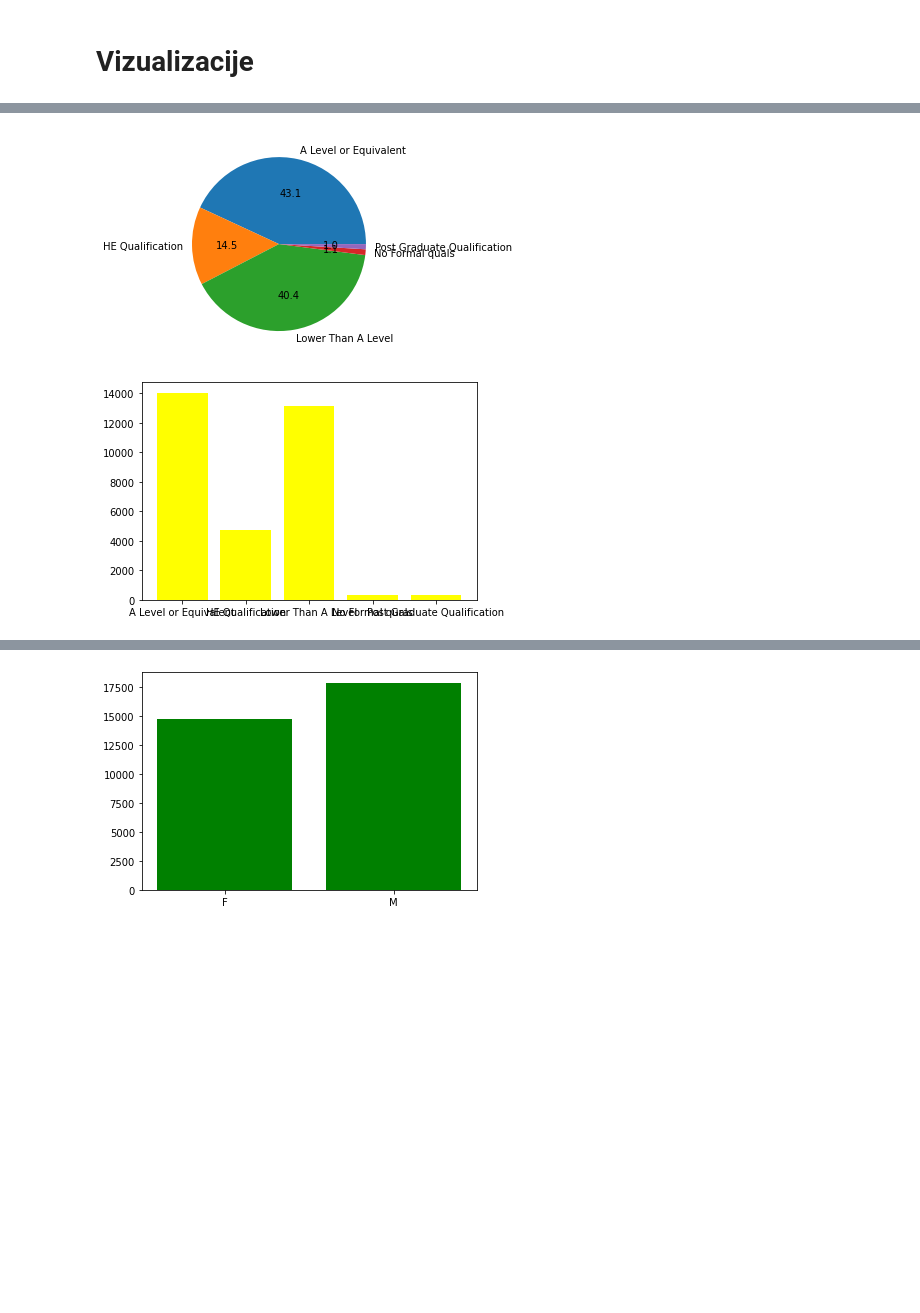
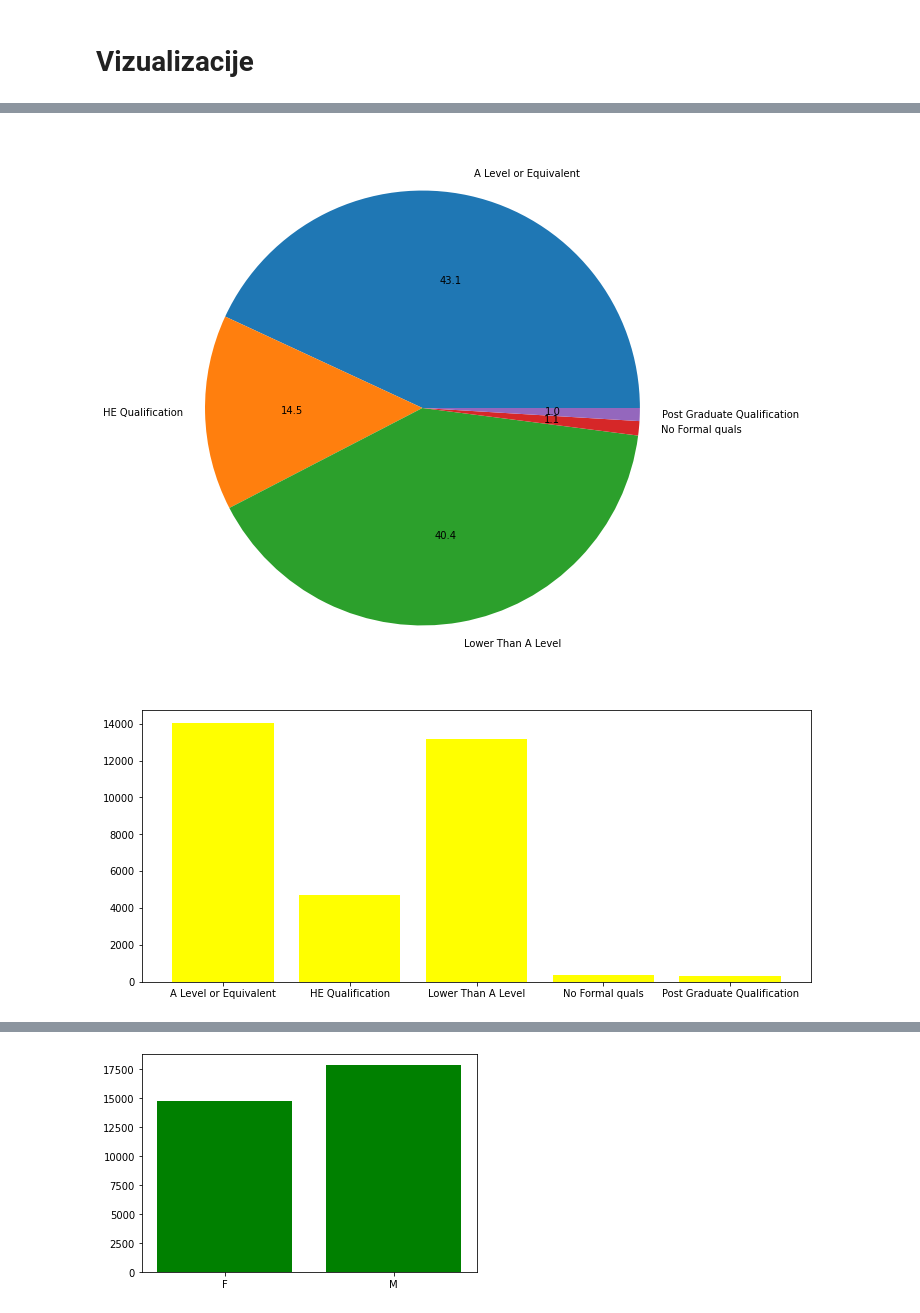
Before and after one commit to sven8599/uzop_projekt, a Jupyter notebook: Untitled1 (1).ipynb, the cells around one changed output, grey strips where cells are left out. Saved outputs shown, nothing was run; the diff lists cells and outputs as text; code cells hidden in the pictures; blank space fills up the shorter version.

```diff
--- a/Untitled1 (1).ipynb
+++ b/Untitled1 (1).ipynb
@@ -242,19 +245,25 @@ plt.show()
 # %%
 count_per_education = studentInfo.groupby('highest_education').count().loc[:,'id_student'].values
 education_student = studentInfo.groupby('highest_education').count().index.values
 
+f = plt.figure()
+f.set_figwidth(12)
+f.set_figheight(10)
 plt.pie(count_per_education, labels=education_student, autopct='%.1f')
 plt.show()
 # %% [output]
-[figure, old version]
+[figure, new version]
 # %%
 count_per_education = studentInfo.groupby('highest_education').count().loc[:,'id_student'].values
 education_student = studentInfo.groupby('highest_education').count().index.values
 
+f = plt.figure()
+f.set_figwidth(12)
+f.set_figheight(5)
 plt.bar(education_student, count_per_education, color='yellow')
 plt.show()
 # %% [output]
-[figure, old version]
+[figure, new version]
 # %%
 #mask_disability = studentInfo.disability == 'N'
 
```
Also changed, not shown: parts of 2 cells of this notebook.
